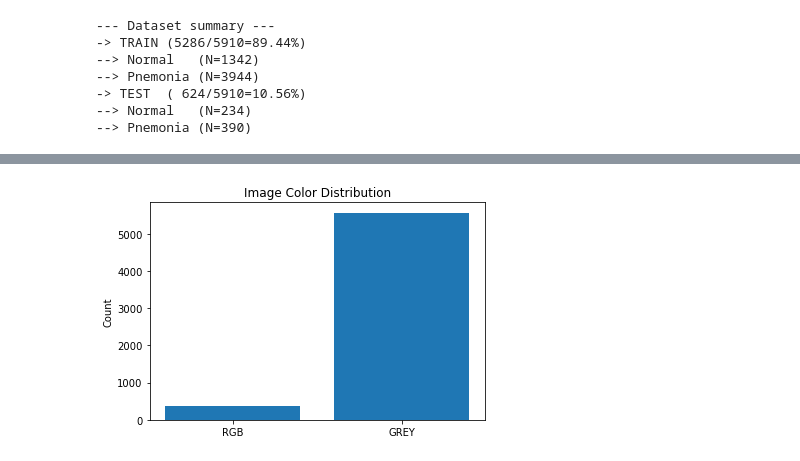
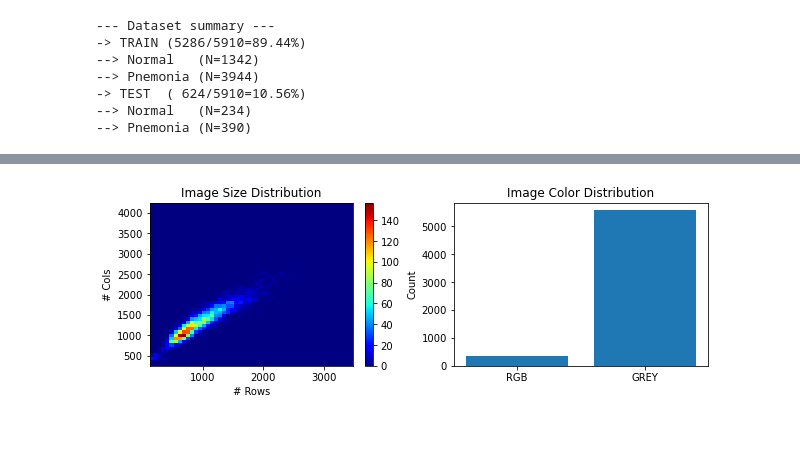
Before and after one commit to mdelrosa/sta208-covid19-xray, a Jupyter notebook: eda.ipynb, the cells around one changed output, grey strips where cells are left out. Saved outputs shown, nothing was run; the diff lists cells and outputs as text; code cells hidden in the pictures; blank space fills up the shorter version.

```diff
--- a/eda.ipynb
+++ b/eda.ipynb
@@ -9,8 +10,8 @@ import json
 # %%
 # parse metadata
 filename = "data/Chest_xray_Corona_Metadata.csv"
-df = pd.read_csv(filename, header=0)
-df.head(10)
+meta_df = pd.read_csv(filename, header=0)
+meta_df.head(10)
 # %% [output]
 |  | Unnamed: 0 | X_ray_image_name | Label | Dataset_type | Label_2_Virus_category | Label_1_Virus_category |
 | 0 | 0 | IM-0128-0001.jpeg | Normal | TRAIN | NaN | NaN |
@@ -39,6 +40,14 @@ for sample_type in df.Dataset_type.unique().tolist():
 -> TEST  ( 624/5910=10.56%)
 --> Normal   (N=234)
 --> Pnemonia (N=390)
+# %%
+# create dict mapping image names to labels
+label_dict = dict()
+lim = 10
+i = 0
+for i, row in meta_df.iterrows():
+    label_dict[row.X_ray_image_name] = [row.Label, row.Label_2_Virus_category, row.Label_1_Virus_category]
+CLASS_NAMES = meta_df.Label.unique()
 # %%
 # scan images, summarize image sizes
 from os import listdir, walk, getcwd
@@ -138,0 +149,3 @@ df_sizes.describe()
+# %%
+df_sizes, bad_images = summarize_images(f,meta_df)
+df_sizes.describe()
@@ -139,9 +179,19 @@ df_sizes.describe()
 # %%
 # visualize distribution of image sizes
 import matplotlib.pyplot as plt
-plt.hist2d(df_sizes["n_rows"],df_sizes["n_cols"],bins=50, cmap=plt.cm.jet)
-plt.colorbar()
-plt.title("Image Size Distribution")
-plt.xlabel("# Rows")
-plt.ylabel("# Cols")
-plt.show()
+
+def df_size_plots(df_sizes):
+    fig, axs = plt.subplots(1,2,figsize=(10,3))
+    # img size distribution
+    hist2d = axs[0].hist2d(df_sizes["n_rows"],df_sizes["n_cols"],bins=50, cmap=plt.cm.jet)
+    plt.colorbar(hist2d[3],ax=axs[0])
+    axs[0].set_title("Image Size Distribution")
+    axs[0].set_xlabel("# Rows")
+    axs[0].set_ylabel("# Cols")
+    # rgb/color distribution
+    colors = ["RGB","GREY"]
+    vals = [df_sizes[df_sizes["color"]==color].shape[0] for color in colors]
+    axs[1].bar(colors,vals)
+    axs[1].set_title("Image Color Distribution")
+    axs[1].set_ylabel("Count")
+    plt.show()
@@ -150,10 +198,4 @@ plt.show()
-# %%
-# visualize img colors
-colors = ["RGB","GREY"]
-vals = [df_sizes[df_sizes["color"]==color].shape[0] for color in colors]
-plt.bar(colors,vals)
-plt.title("Image Color Distribution")
-plt.ylabel("Count")
-plt.show()
-# %% [output]
-[figure, removed]
+# %%
+df_size_plots(df_sizes)
+# %% [output]
+[figure, added]
```
Also changed, not shown: parts of 20 cells of this notebook, 2 other files.
